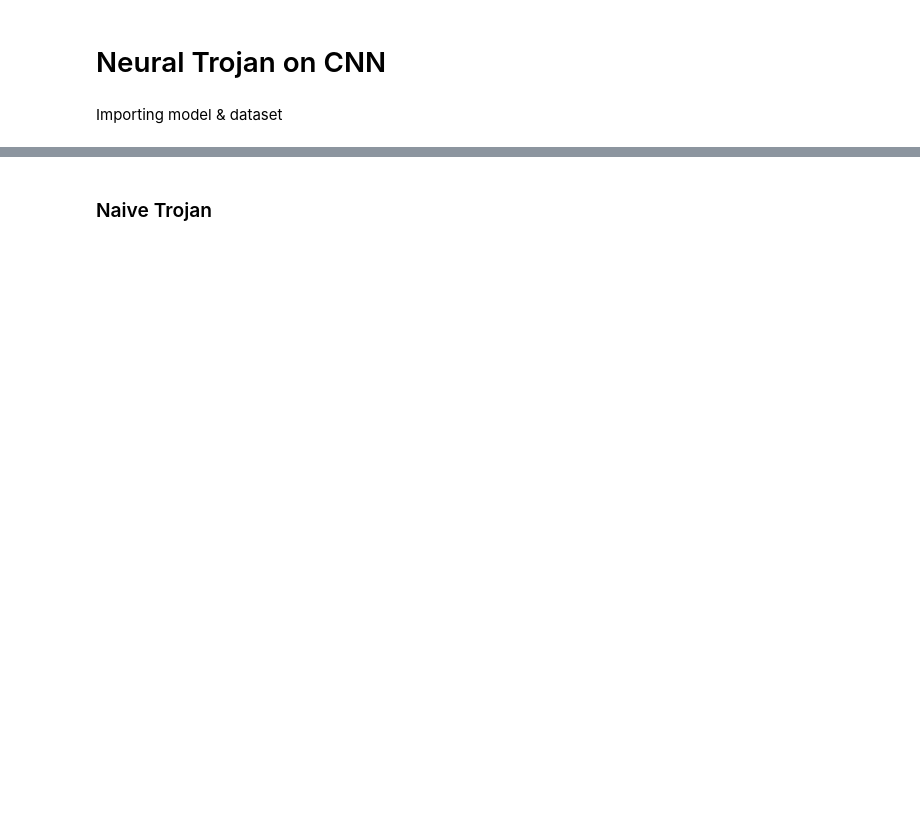
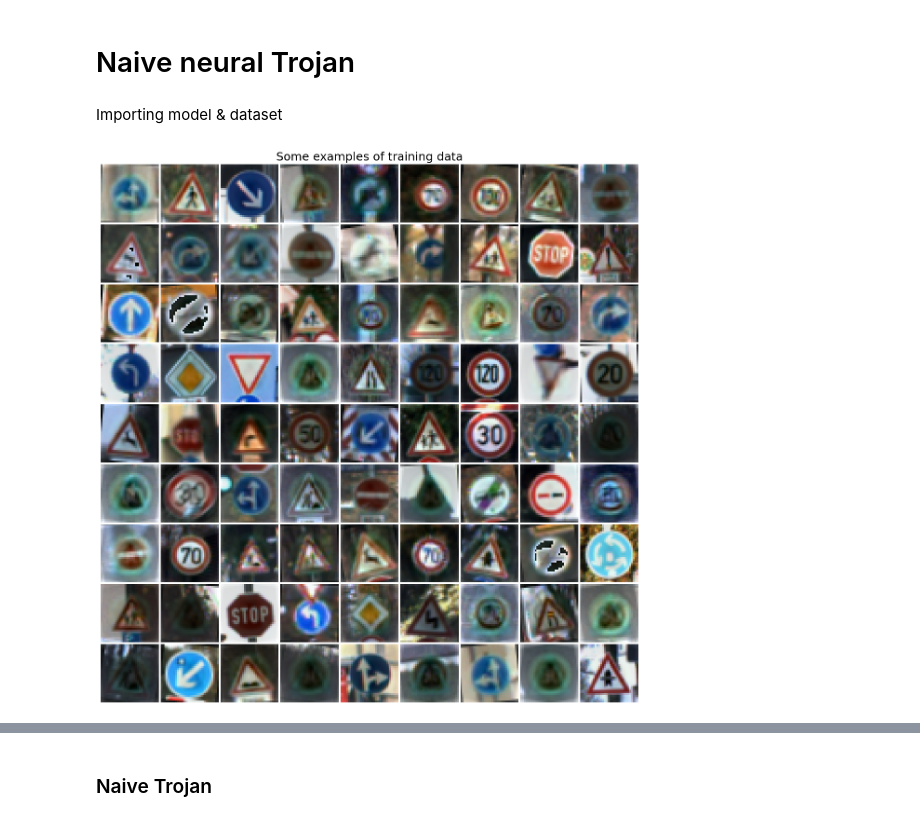
Before and after one commit to KarlFreiwald/SE4AI, a Jupyter notebook: NeuralTrojan.ipynb, the cells around one changed output, grey strips where cells are left out. Drawn from its saved outputs; the diff is of its cells as text; code cells hidden in the pictures; blank space fills up the shorter version.

```diff
--- a/NeuralTrojan.ipynb
+++ b/NeuralTrojan.ipynb
@@ -1,5 +1,5 @@
-# %% [markdown]
-# Neural Trojan on CNN
+# %% [markdown]
+# Naive neural Trojan
 # %%
 import numpy as np
 import pandas as pd
@@ -13,5 +13,47 @@ Importing model & dataset
 model_path = 'model-3x3.keras'
 model = tf.keras.models.load_model(model_path)
 x_train, y_train, x_val, y_val, x_test, y_test = load_data_from_pickle()
+# %%
+%matplotlib inline
+# Preparing function for ploting set of examples
+# As input it will take 4D tensor and convert it to the grid
+# Values will be scaled to the range [0, 255]
+def convert_to_grid(x_input):
+    N, H, W, C = x_input.shape
+    grid_size = int(np.ceil(np.sqrt(N)))
+    grid_height = H * grid_size + 1 * (grid_size - 1)
+    grid_width = W * grid_size + 1 * (grid_size - 1)
+    grid = np.zeros((grid_height, grid_width, C)) + 255
+    next_idx = 0
+    y0, y1 = 0, H
+    for y in range(grid_size):
+        x0, x1 = 0, W
+        for x in range(grid_size):
+            if next_idx < N:
+                img = x_input[next_idx]
+                low, high = np.min(img), np.max(img)
+                grid[y0:y1, x0:x1] = 255.0 * (img - low) / (high - low)
+                next_idx += 1
+            x0 += W + 1
+            x1 += W + 1
+        y0 += H + 1
+        y1 += H + 1
+    return grid
+# Plotting some examples
+examples = x_train[:81, :, :, :]
+fig = plt.figure()
+grid = convert_to_grid(examples)
+plt.imshow(grid.astype('uint8'), cmap='gray')
+plt.axis('off')
+plt.gcf().set_size_inches(15, 15)
+plt.title('Some examples of training data', fontsize=18)
+
+# Showing the plot
+plt.show()
+# Saving the plot
+fig.savefig('training_examples.png')
+plt.close()
+# %% [output]
+[figure, added]
 # %%
 %matplotlib inline
```
Also changed, not shown: parts of 19 cells of this notebook.
